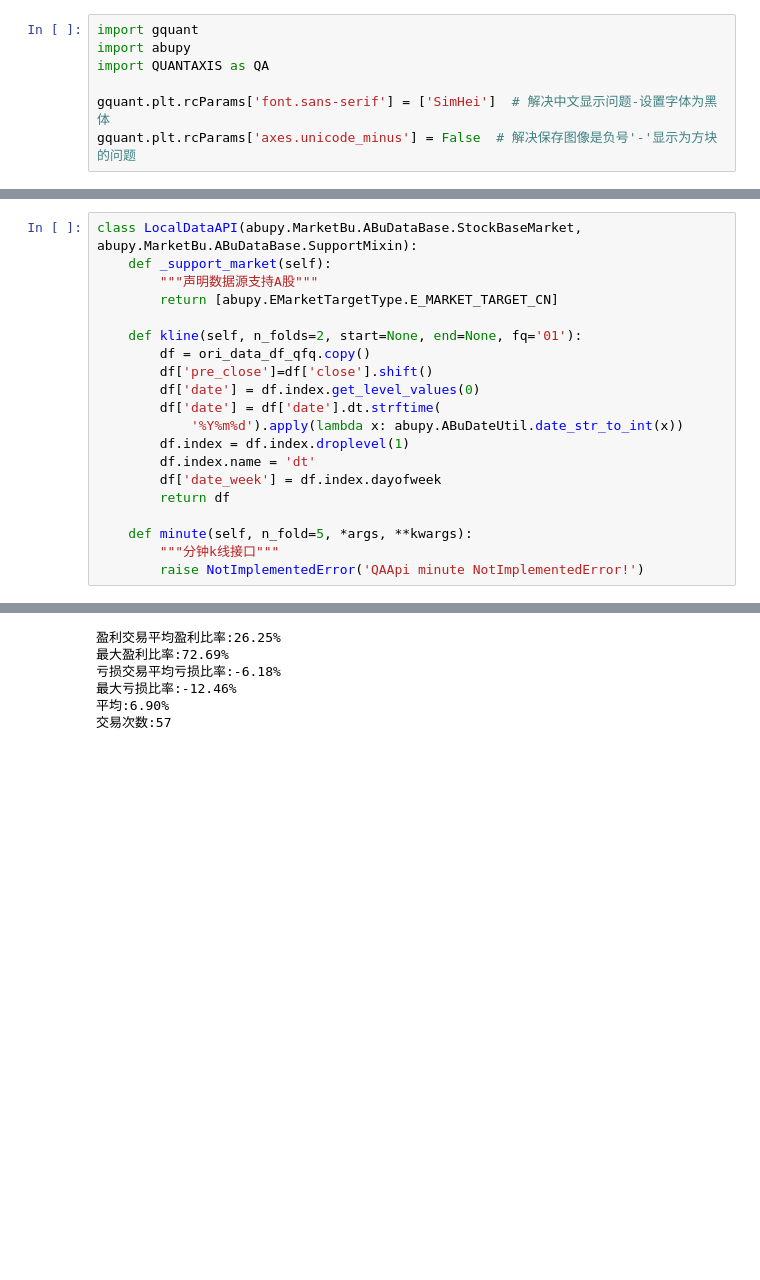
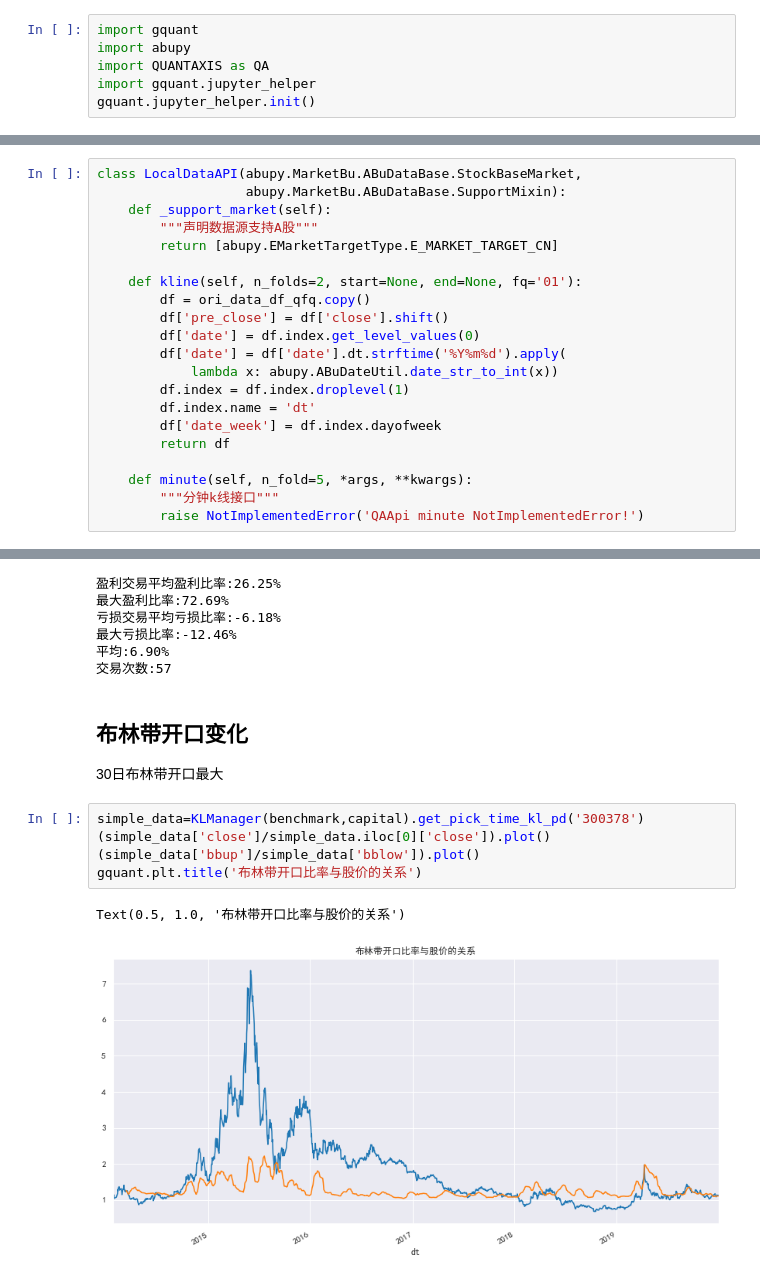
Before and after one commit to GuQiangJS/gquant-example, a Jupyter notebook: 策略测试-布林带.ipynb, the cells around one changed output, grey strips where cells are left out. Saved outputs shown, nothing was run; the diff lists cells and outputs as text; blank space fills up the shorter version.

```diff
--- a/策略测试-布林带.ipynb
+++ b/策略测试-布林带.ipynb
@@ -2,9 +2,8 @@
 import gquant
 import abupy
 import QUANTAXIS as QA
-
-gquant.plt.rcParams['font.sans-serif'] = ['SimHei']  # 解决中文显示问题-设置字体为黑体
-gquant.plt.rcParams['axes.unicode_minus'] = False  # 解决保存图像是负号'-'显示为方块的问题
+import gquant.jupyter_helper
+gquant.jupyter_helper.init()
 # %% [markdown]
 # 原始数据
 # %%
@@ -19,17 +18,18 @@ ori_data_df_qfq = ori_data.to_qfq().data
 # %% [markdown]
 # 数据初始化
 # %%
-class LocalDataAPI(abupy.MarketBu.ABuDataBase.StockBaseMarket, abupy.MarketBu.ABuDataBase.SupportMixin):
+class LocalDataAPI(abupy.MarketBu.ABuDataBase.StockBaseMarket,
+                   abupy.MarketBu.ABuDataBase.SupportMixin):
     def _support_market(self):
         """声明数据源支持A股"""
         return [abupy.EMarketTargetType.E_MARKET_TARGET_CN]
 
     def kline(self, n_folds=2, start=None, end=None, fq='01'):
         df = ori_data_df_qfq.copy()
-        df['pre_close']=df['close'].shift()
+        df['pre_close'] = df['close'].shift()
         df['date'] = df.index.get_level_values(0)
-        df['date'] = df['date'].dt.strftime(
-            '%Y%m%d').apply(lambda x: abupy.ABuDateUtil.date_str_to_int(x))
+        df['date'] = df['date'].dt.strftime('%Y%m%d').apply(
+            lambda x: abupy.ABuDateUtil.date_str_to_int(x))
         df.index = df.index.droplevel(1)
         df.index.name = 'dt'
         df['date_week'] = df.index.dayofweek
@@ -159,3 +166,15 @@ simple_test(simple_data)
 最大亏损比率:-12.46%
 平均:6.90%
 交易次数:57
+# %% [markdown]
+## 布林带开口变化
+
+30日布林带开口最大
+# %%
+simple_data=KLManager(benchmark,capital).get_pick_time_kl_pd('300378')
+(simple_data['close']/simple_data.iloc[0]['close']).plot()
+(simple_data['bbup']/simple_data['bblow']).plot()
+gquant.plt.title('布林带开口比率与股价的关系')
+# %% [output]
+Text(0.5, 1.0, '布林带开口比率与股价的关系')
+[figure, added]
```
Also changed, not shown: parts of 2 cells of this notebook.
